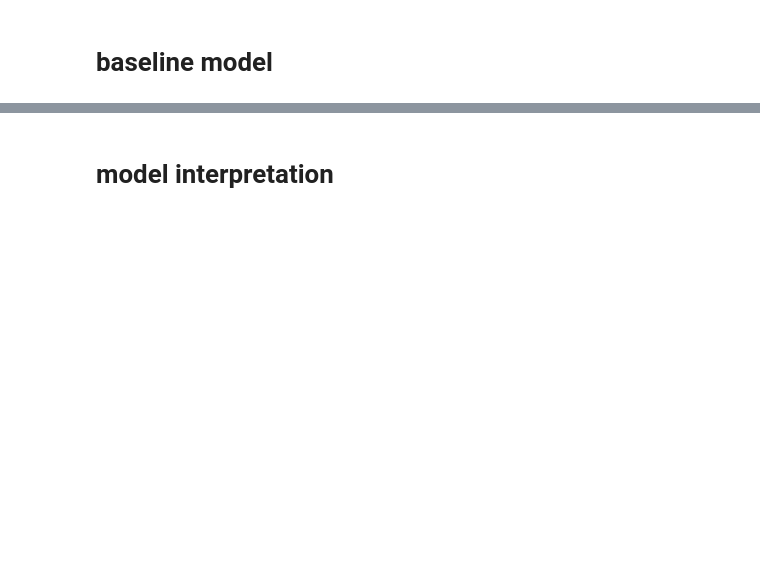
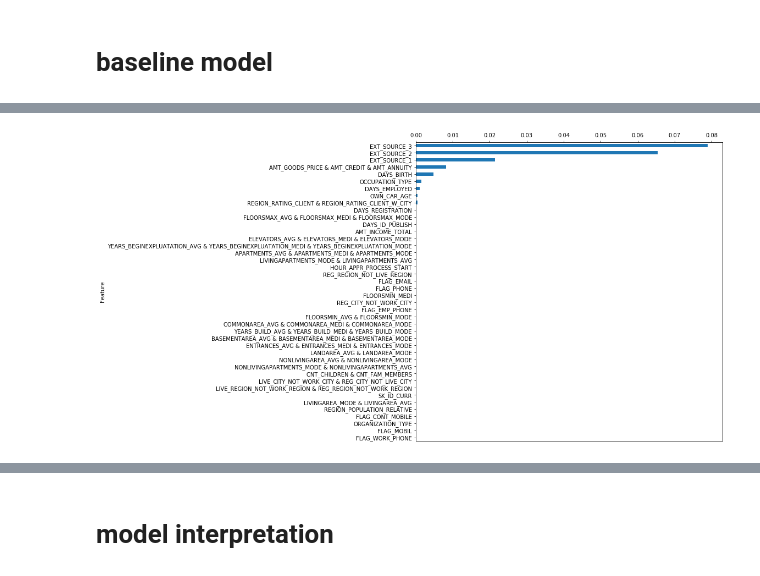
Before and after one commit to KienVu2368/tabint, a Jupyter notebook: nbs/home_credit.ipynb, the cells around one changed output, grey strips where cells are left out. Saved outputs shown, nothing was run; the diff lists cells and outputs as text; code cells hidden in the pictures; blank space fills up the shorter version.

```diff
--- a/nbs/home_credit.ipynb
+++ b/nbs/home_credit.ipynb
@@ -586,3 +336,3 @@ learner = LGBMLearner(dataset)
 # %%
-learner.fit(params, early_stopping_rounds=5)
+learner.fit(params) #, early_stopping_rounds=5
 # %% [output]
@@ -633,0 +357,22 @@ learner.ft_impt.top(20)
+# %%
+col_group = [['AMT_GOODS_PRICE', 'AMT_CREDIT', 'AMT_ANNUITY'],
+            ['LIVINGAREA_MODE', 'LIVINGAREA_AVG'],
+            ['APARTMENTS_AVG', 'APARTMENTS_MEDI', 'APARTMENTS_MODE'],
+            ['LIVINGAPARTMENTS_MODE', 'LIVINGAPARTMENTS_AVG'],
+            ['ELEVATORS_AVG', 'ELEVATORS_MEDI', 'ELEVATORS_MODE'],
+            ['FLOORSMAX_AVG', 'FLOORSMAX_MEDI', 'FLOORSMAX_MODE'],
+            ['FLOORSMIN_AVG', 'FLOORSMIN_MODE'],
+            ['COMMONAREA_AVG', 'COMMONAREA_MEDI', 'COMMONAREA_MODE'],
+            ['YEARS_BEGINEXPLUATATION_AVG', 'YEARS_BEGINEXPLUATATION_MEDI', 'YEARS_BEGINEXPLUATATION_MODE'],
+            ['YEARS_BUILD_AVG', 'YEARS_BUILD_MEDI', 'YEARS_BUILD_MODE'],
+            ['BASEMENTAREA_AVG', 'BASEMENTAREA_MEDI', 'BASEMENTAREA_MODE'],
+            ['ENTRANCES_AVG', 'ENTRANCES_MEDI', 'ENTRANCES_MODE'],
+            ['LANDAREA_AVG', 'LANDAREA_MODE'],
+            ['NONLIVINGAREA_AVG', 'NONLIVINGAREA_MODE'],
+            ['NONLIVINGAPARTMENTS_MODE', 'NONLIVINGAPARTMENTS_AVG'],
+            ['CNT_CHILDREN', 'CNT_FAM_MEMBERS'],
+            ['LIVE_CITY_NOT_WORK_CITY', 'REG_CITY_NOT_LIVE_CITY'],
+            ['LIVE_REGION_NOT_WORK_REGION', 'REG_REGION_NOT_WORK_REGION'],
+            ['REGION_RATING_CLIENT', 'REGION_RATING_CLIENT_W_CITY']]
+# %%
+col_group = col_group + [i for i in x_trn.columns if i not in flat_list(col_group)]
@@ -633,0 +401,2 @@ learner.ft_impt.top(20)
+# %%
+impt = importance.from_LGB_learner(learner, col_group)
@@ -633,0 +412,4 @@ learner.ft_impt.top(20)
+# %%
+impt.plot()
+# %% [output]
+[figure, added]
```
Also changed, not shown: parts of 59 cells of this notebook, 7 other files.
